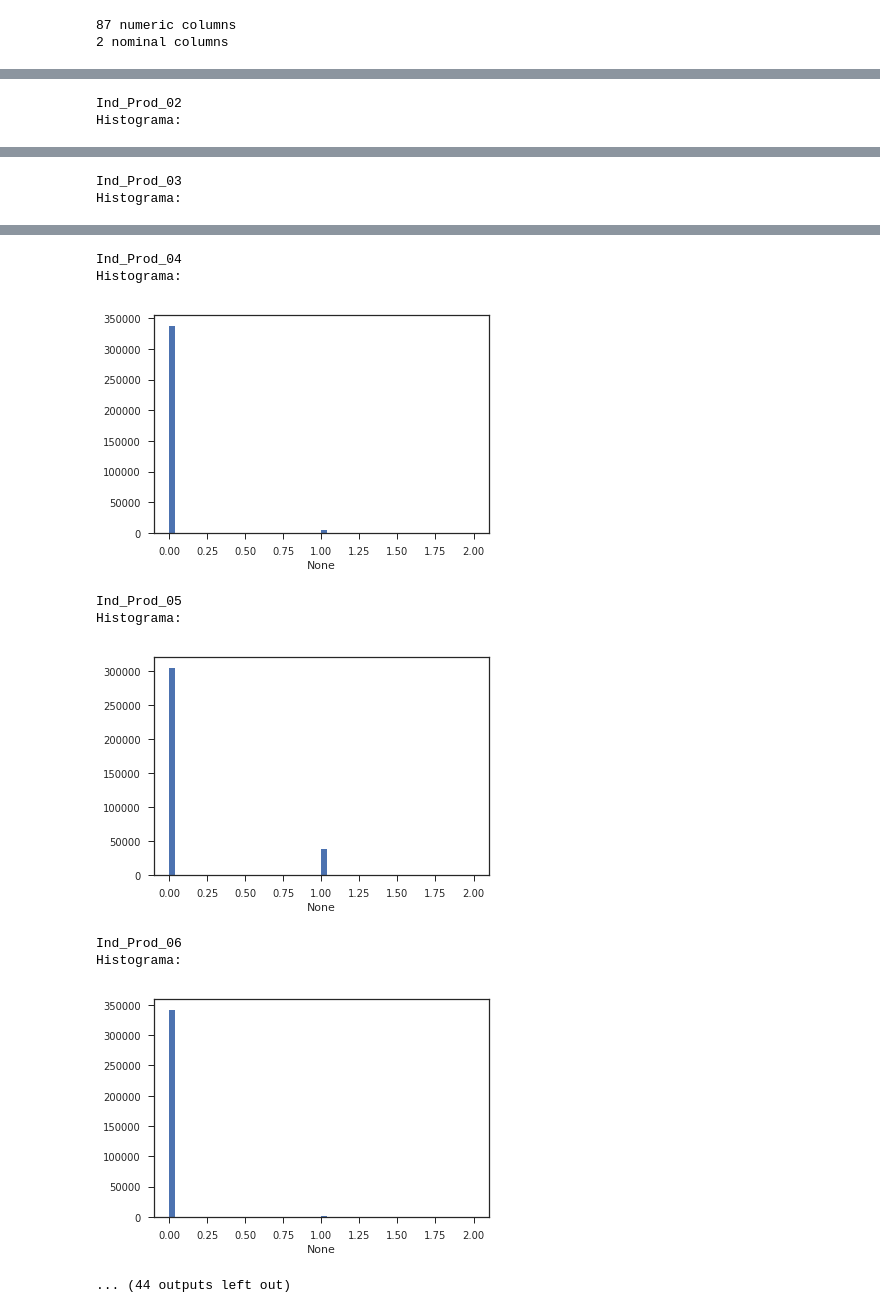
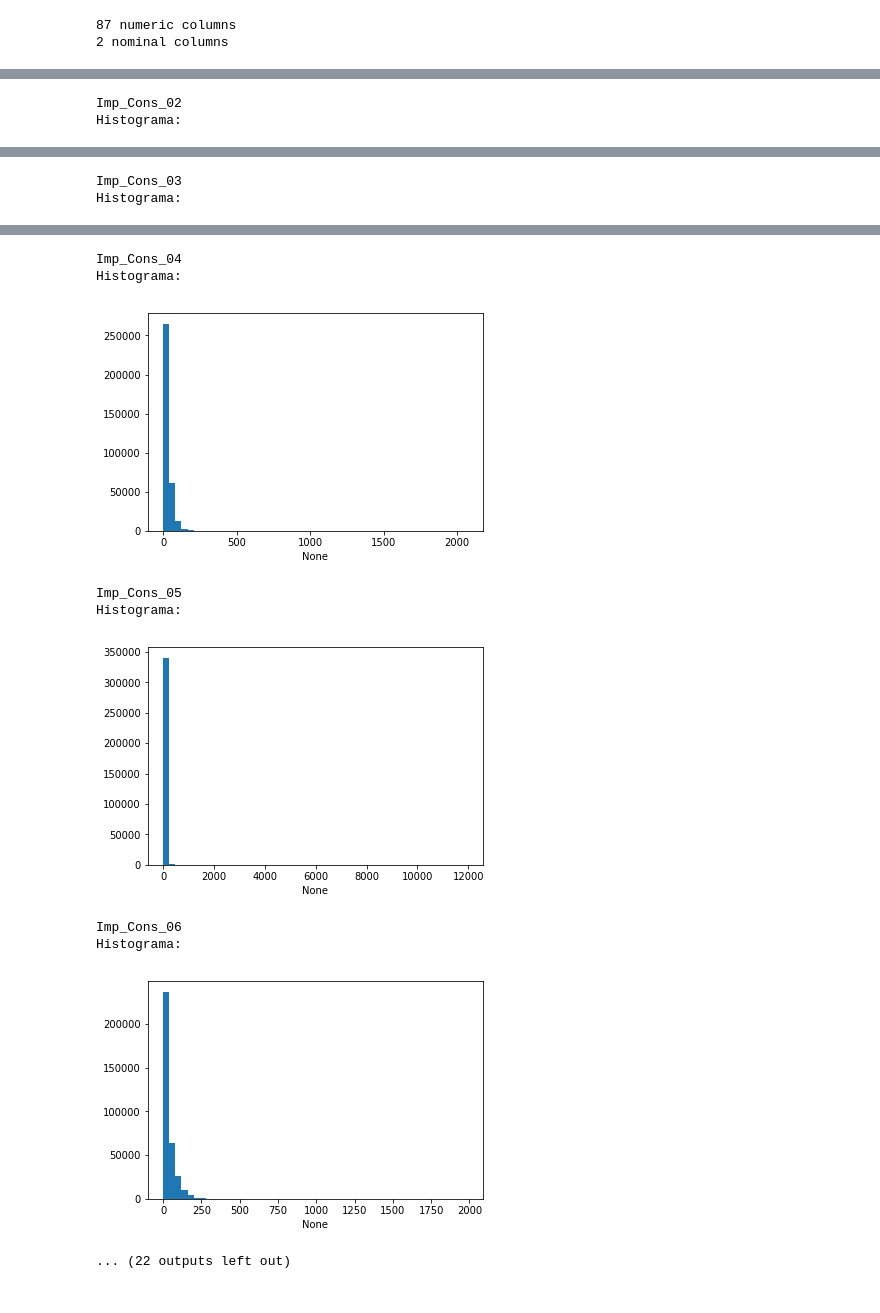
Before and after one commit to ferminlp93/Datathon, a Jupyter notebook: Visualizacion.ipynb, the cells around one changed output, grey strips where cells are left out. Saved outputs shown, nothing was run; the diff lists cells and outputs as text; code cells hidden in the pictures.

```diff
--- a/Visualizacion.ipynb
+++ b/Visualizacion.ipynb
@@ -237,7 +236,7 @@ KeyboardInterrupt:
 # HISTOGRAMAS POR BLOQUES DE VARIABLES #
 ########################################
 
-histogramas_a_visualizar = [0, 0, 0 ,0, 1]
+histogramas_a_visualizar = [1, 0, 0 ,0, 0]
 
 if (histogramas_a_visualizar[0]):
     mostrar_histograma_bloque('Imp_Cons')
@@ -260,2 +259,2 @@ Histograma:
-Ind_Prod_02
+Imp_Cons_02
 Histograma:
@@ -263,2 +262,2 @@ Histograma:
-Ind_Prod_03
+Imp_Cons_03
 Histograma:
@@ -266,10 +265,10 @@ Histograma:
-Ind_Prod_04
+Imp_Cons_04
 Histograma:
-[figure, old version]
+[figure, new version]
-Ind_Prod_05
+Imp_Cons_05
 Histograma:
-[figure, old version]
+[figure, new version]
-Ind_Prod_06
+Imp_Cons_06
 Histograma:
-[figure, old version]
+[figure, new version]
-... (44 outputs left out)
+... (22 outputs left out)
```
Also changed, not shown: parts of 5 cells of this notebook.
